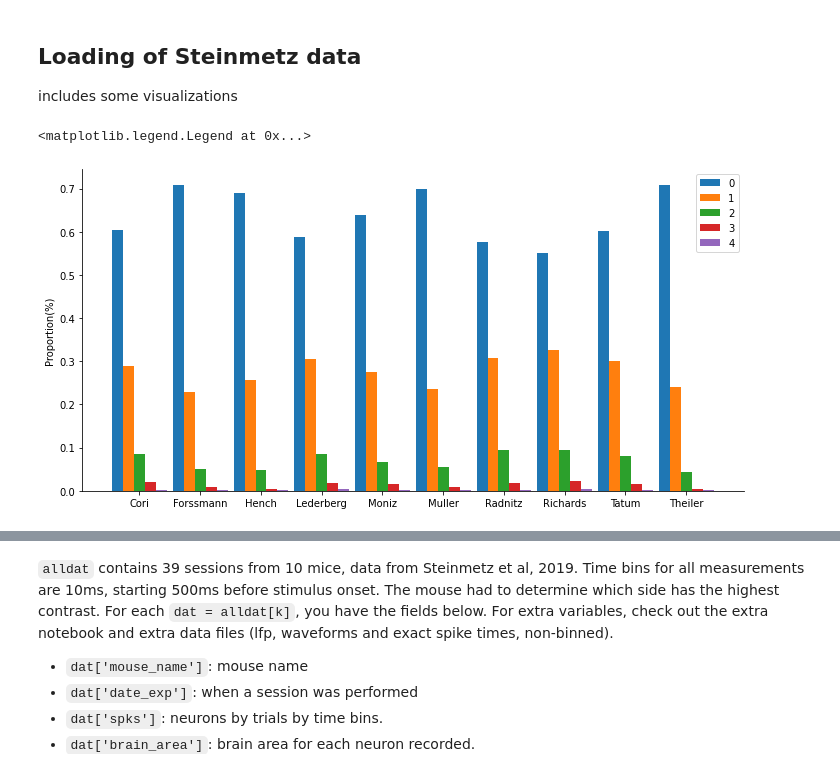
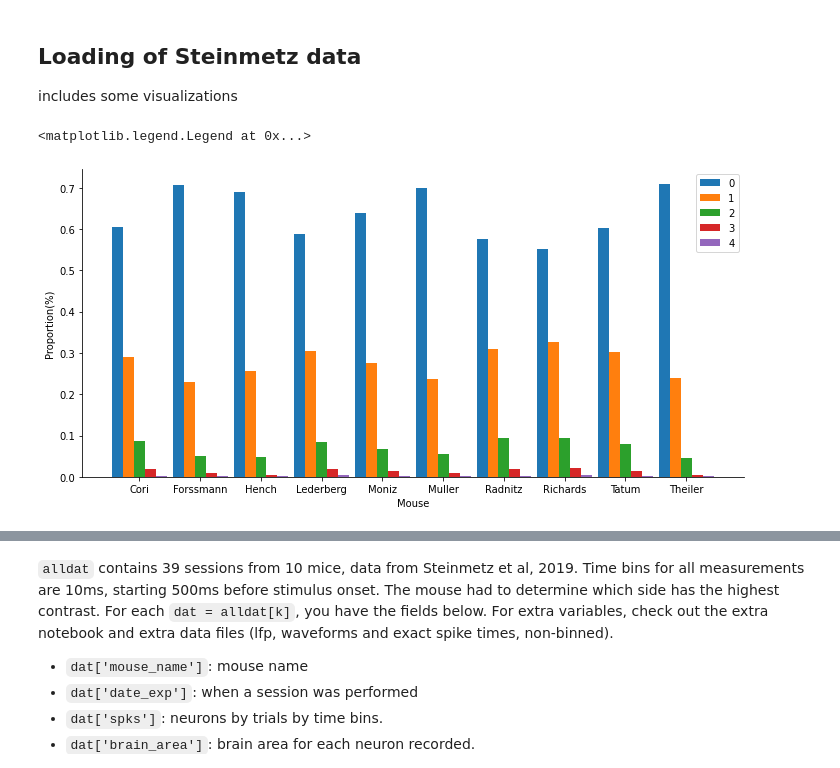
Before and after one commit to NMA2022-harees/steinmetz, a Jupyter notebook: load_steinmetz_proportion_graph.ipynb, the cells around one changed output, grey strips where cells are left out. Drawn from its saved outputs; the diff is of its cells as text; code cells hidden in the pictures.

Commit message:
add_proportion_per_mouse

```diff
--- a/load_steinmetz_proportion_graph.ipynb
+++ b/load_steinmetz_proportion_graph.ipynb
@@ -33,8 +33,6 @@ n_alldata = len(alldata)
 np.random.seed(2022)
 
 mice_name = []
-type_amount = np.array
-
 non_ecd_amount, ecd_one_amount, ecd_two_amount, ecd_thr_amount, ecd_four_amount = [[] for x in range(5)]
 
 for session in range(39):
@@ -75,32 +73,34 @@ for session in range(39):
     else:
         mice_name.append(mouse_name)
         non_ecd_amount.append(non_encoding)
         ecd_one_amount.append(encoding_one)
         ecd_two_amount.append(encoding_two)
         ecd_thr_amount.append(encoding_three)
         ecd_four_amount.append(encoding_four)
 
 # cauculate the proportion
 for i in range(len(non_ecd_amount)):
     ttl = non_ecd_amount[i] + ecd_one_amount[i] + ecd_two_amount[i] + ecd_thr_amount[i] + ecd_four_amount[i]
     non_ecd_amount[i] /= ttl
     ecd_one_amount[i] /= ttl
     ecd_two_amount[i] /= ttl
     ecd_thr_amount[i] /= ttl
     ecd_four_amount[i] /= ttl
 
+# plot
 plt.figure(figsize=(10,5))
 x = np.arange(len(mice_name))
 width = 0.18
 plt.bar(x - 2 * width, non_ecd_amount, width, label='0')
 plt.bar(x - width, ecd_one_amount, width, label='1')
 plt.bar(x , ecd_two_amount, width, label='2')
 plt.bar(x + width, ecd_thr_amount, width, label='3')
 plt.bar(x + 2 * width, ecd_four_amount, width, label='4')
 plt.ylabel('Proportion(%)')
+plt.xlabel('Mouse')
 # plt.title('Proportion of each type of neurons')
 plt.xticks(x, labels=mice_name)
-plt.legend()
+plt.legend(title = '')
 # %% [output]
 <matplotlib.legend.Legend at 0x...>
-[figure, old version]
+[figure, new version]
```
Also changed, not shown: parts of 1 cell of this notebook.
